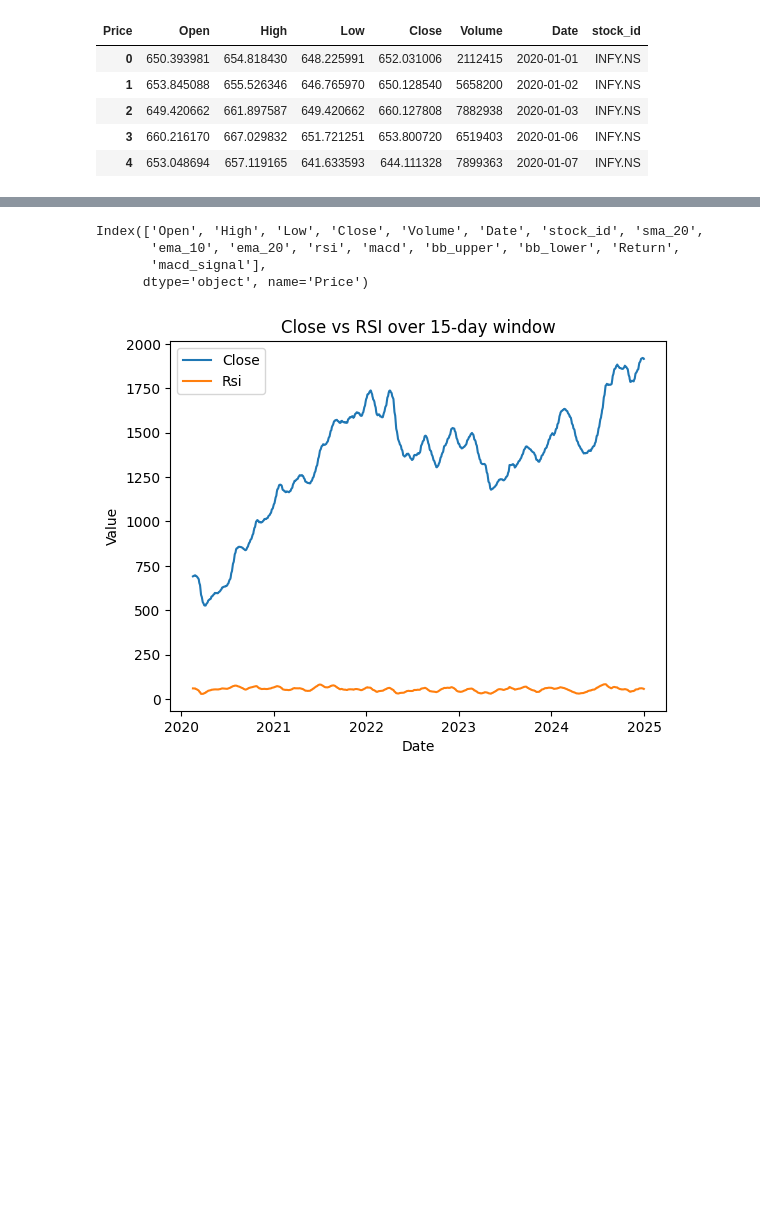
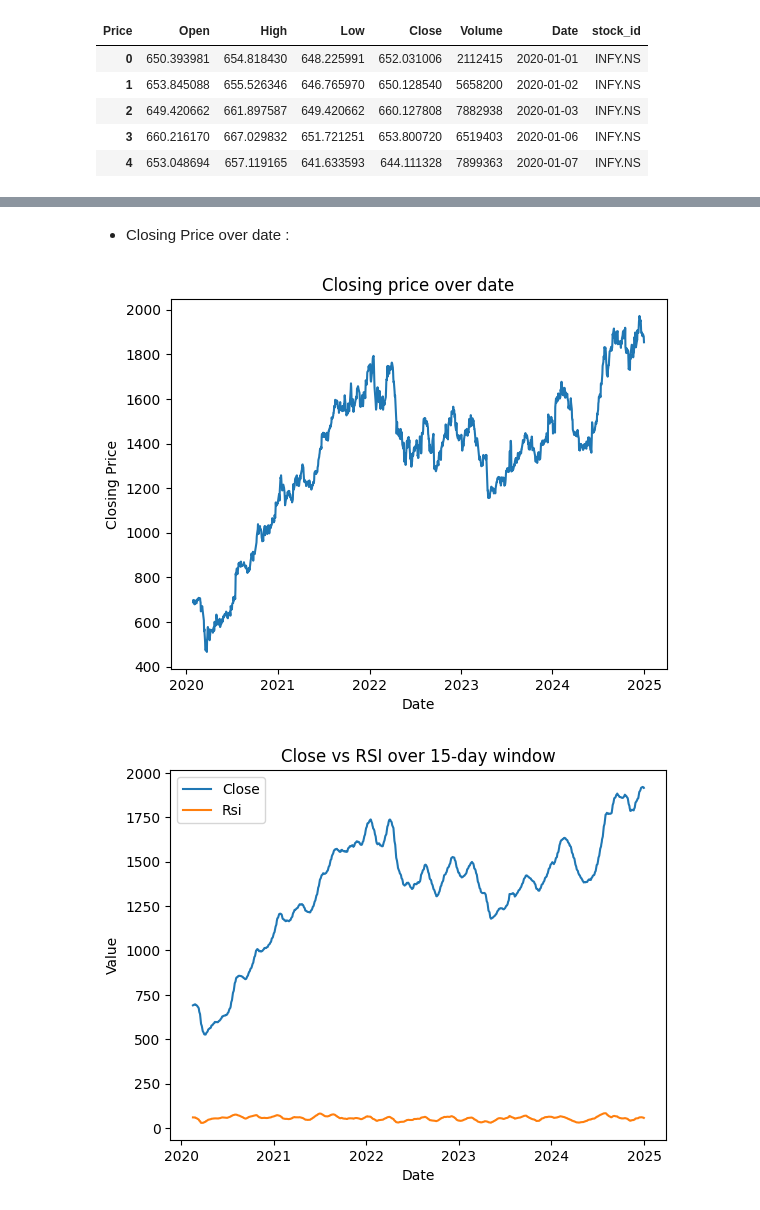
Before and after one commit to prashant-004/stock_prediction, a Jupyter notebook: notebook/get_data.ipynb, the cells around one changed output, grey strips where cells are left out. Drawn from its saved outputs; the diff is of its cells as text; code cells hidden in the pictures; blank space fills up the shorter version.

```diff
--- a/notebook/get_data.ipynb
+++ b/notebook/get_data.ipynb
@@ -133,10 +123,3 @@ df.describe(include='number')
-# %%
-df.columns
-# %% [output]
-Index(['Open', 'High', 'Low', 'Close', 'Volume', 'Date', 'stock_id', 'sma_20',
-       'ema_10', 'ema_20', 'rsi', 'macd', 'bb_upper', 'bb_lower', 'Return',
-       'macd_signal'],
-      dtype='object', name='Price')
 # %%
 import plotly.graph_objects as go
 import plotly.io as pio
@@ -163,6 +146,14 @@ fig.update_layout(
 )
 
 fig.show()
+# %% [markdown]
+* Closing Price over date :
 # %%
-window_size = 15
+sns.lineplot(df,x=df['Date'],y=df['Close'])
+plt.xlabel('Date')
+plt.ylabel('Closing Price')
+plt.title('Closing price over date')
+plt.show()
+# %% [output]
+[figure, added]
 # %%
```
Also changed, not shown: parts of 26 cells of this notebook.
